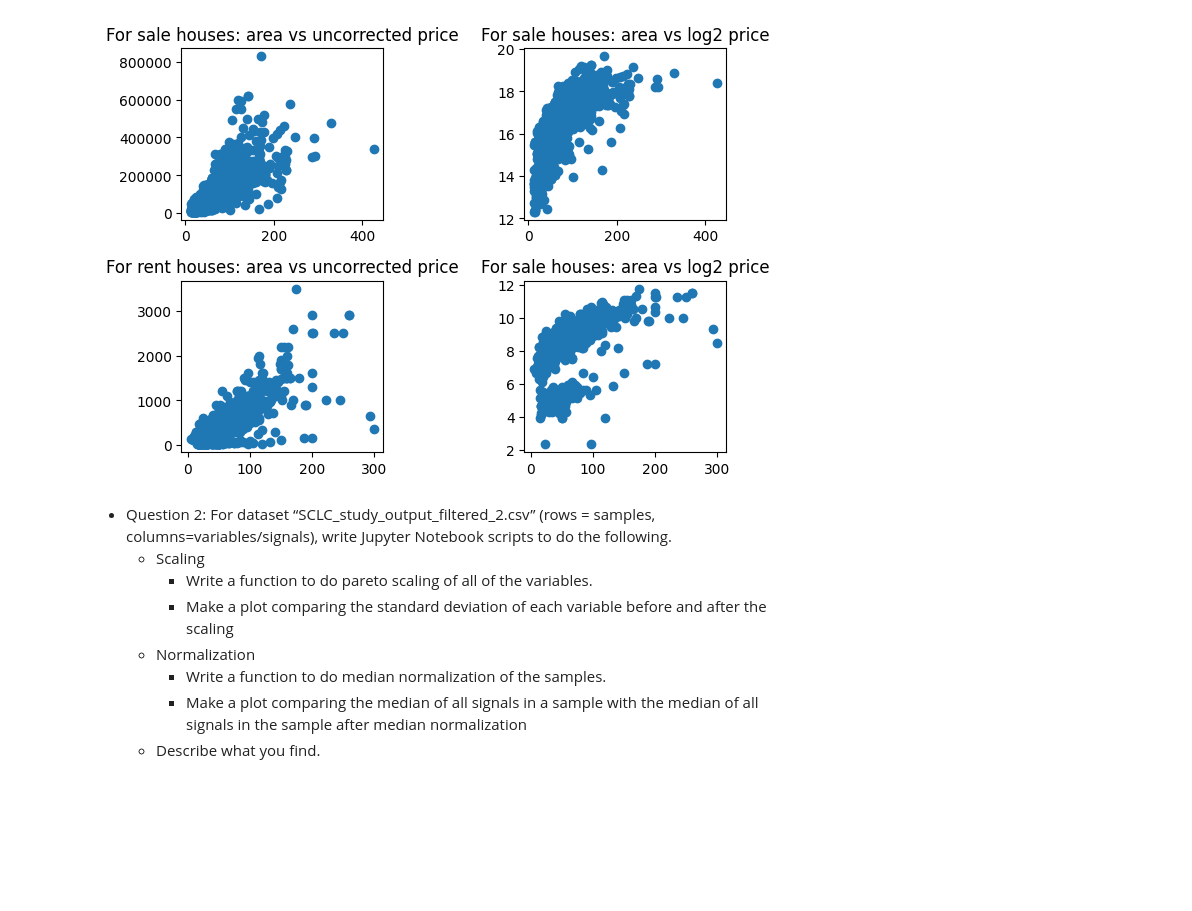
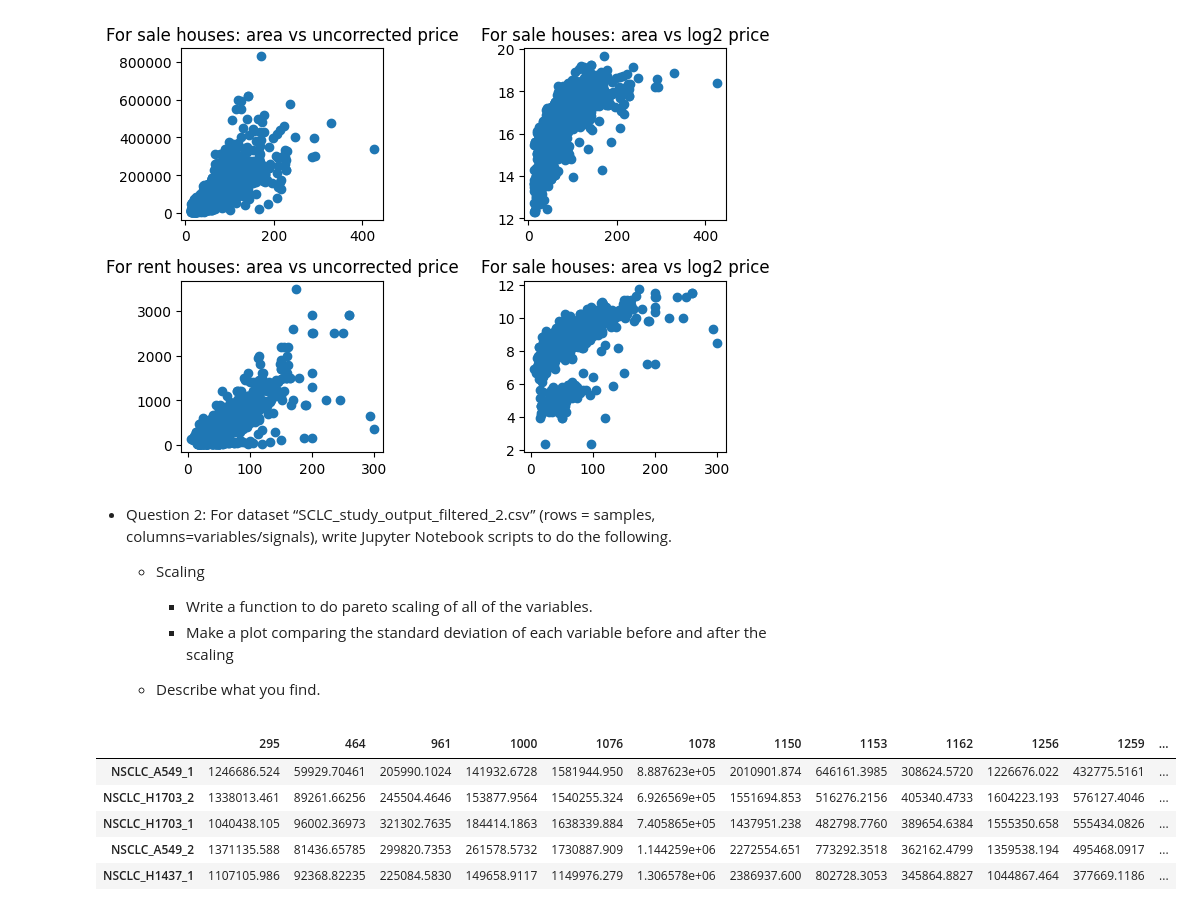
Before and after one commit to Abeoseh/machine-learning, a Jupyter notebook: homework/assignment2/MedianNormalize.ipynb, the cells around one changed output. Saved outputs shown, nothing was run; the diff lists cells and outputs as text; code cells hidden in the pictures; blank space fills up the shorter version.

```diff
--- a/homework/assignment2/MedianNormalize.ipynb
+++ b/homework/assignment2/MedianNormalize.ipynb
@@ -119,7 +119,15 @@ plt.show()
     - Scaling
         - Write a function to do pareto scaling of all of the variables.
         - Make a plot comparing the standard deviation of each variable before and after the scaling
-    - Normalization
-        - Write a function to do median normalization of the samples.
-        - Make a plot comparing the median of all signals in a sample with the median of all signals in the sample after median normalization
+
     - Describe what you find.
+# %%
+sclc = pd.read_csv("SCLC_study_output_filtered_2.csv", index_col=0)
+sclc.head()
+# %% [output]
+|  | 295 | 464 | 961 | 1000 | 1076 | 1078 | 1150 | 1153 | 1162 | 1256 | 1259 | ... |
+| NSCLC_A549_1 | 1246686.524 | 59929.70461 | 205990.1024 | 141932.6728 | 1581944.950 | 8.887623e+05 | 2010901.874 | 646161.3985 | 308624.5720 | 1226676.022 | 432775.5161 | ... |
+| NSCLC_H1703_2 | 1338013.461 | 89261.66256 | 245504.4646 | 153877.9564 | 1540255.324 | 6.926569e+05 | 1551694.853 | 516276.2156 | 405340.4733 | 1604223.193 | 576127.4046 | ... |
+| NSCLC_H1703_1 | 1040438.105 | 96002.36973 | 321302.7635 | 184414.1863 | 1638339.884 | 7.405865e+05 | 1437951.238 | 482798.7760 | 389654.6384 | 1555350.658 | 555434.0826 | ... |
+| NSCLC_A549_2 | 1371135.588 | 81436.65785 | 299820.7353 | 261578.5732 | 1730887.909 | 1.144259e+06 | 2272554.651 | 773292.3518 | 362162.4799 | 1359538.194 | 495468.0917 | ... |
+| NSCLC_H1437_1 | 1107105.986 | 92368.82235 | 225084.5830 | 149658.9117 | 1149976.279 | 1.306578e+06 | 2386937.600 | 802728.3053 | 345864.8827 | 1044867.464 | 377669.1186 | ... |
```
Also changed, not shown: parts of 4 cells of this notebook.
